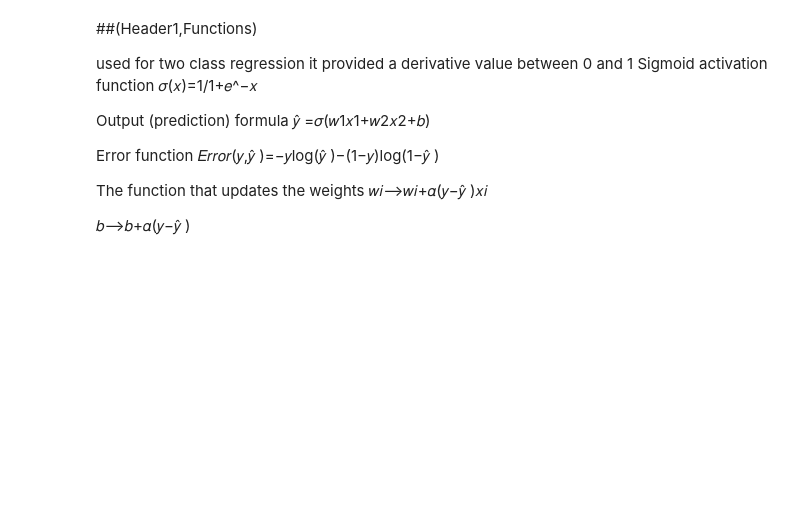
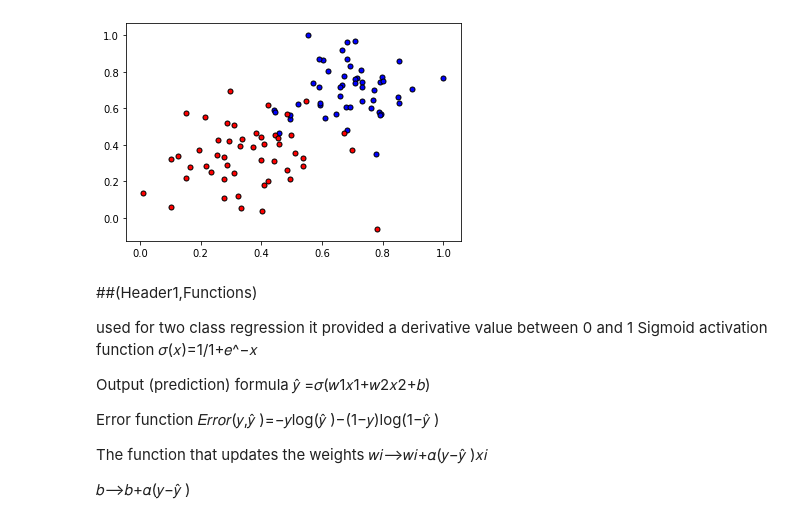
Before and after one commit to RMC-G/Deep_learning_foundation, a Jupyter notebook: gradient_descent.ipynb, the cells around one changed output. Drawn from its saved outputs; the diff is of its cells as text; code cells hidden in the pictures; blank space fills up the shorter version.

```diff
--- a/gradient_descent.ipynb
+++ b/gradient_descent.ipynb
@@ -5,10 +5,10 @@ import pandas as pd
 
 #plotting points and drawing lines
 def plot_points(x,y):
-    admitted= x[np.argwhere(y==1)]
-    rejected= x[np.argwhere(y==0)]
-    plt.scatter([s[0][0] for s in rejected], [s[0][1] for s in rejected], s=25, color= 'blue', edgecolor= 'k')
-    plt.scatter([s[0][0] for s in rejected], [s[0][1] for s in rejected], s=25, color= 'red', edgecolor= 'k')
+    admitted = X[np.argwhere(y==1)]
+    rejected = X[np.argwhere(y==0)]
+    plt.scatter([s[0][0] for s in rejected], [s[0][1] for s in rejected], s = 25, color = 'blue', edgecolor = 'k')
+    plt.scatter([s[0][0] for s in admitted], [s[0][1] for s in admitted], s = 25, color = 'red', edgecolor = 'k')
 
 def display(m, b, color='g--'):
     plt.xlim(-0.05,1.05)
@@ -16,12 +16,13 @@ def display(m, b, color='g--'):
     x = np.arange(-10, 10, 0.1)
     plt.plot(x, m*x+b, color)
 # %%
-#reading data using pandas assigning to numpy array
-data = pd.read_csv('data.cvs',header=None)
-x = np.array(data[0,1])
+data = pd.read_csv('data.csv', header=None)
+X = np.array(data[[0,1]])
 y = np.array(data[2])
-plot_points(x,y)
+plot_points(X,y)
 plt.show()
+# %% [output]
+[figure, added]
 # %% [markdown]
 ##(Header1,Functions)
 
```
Also changed, not shown: parts of 2 cells of this notebook.
